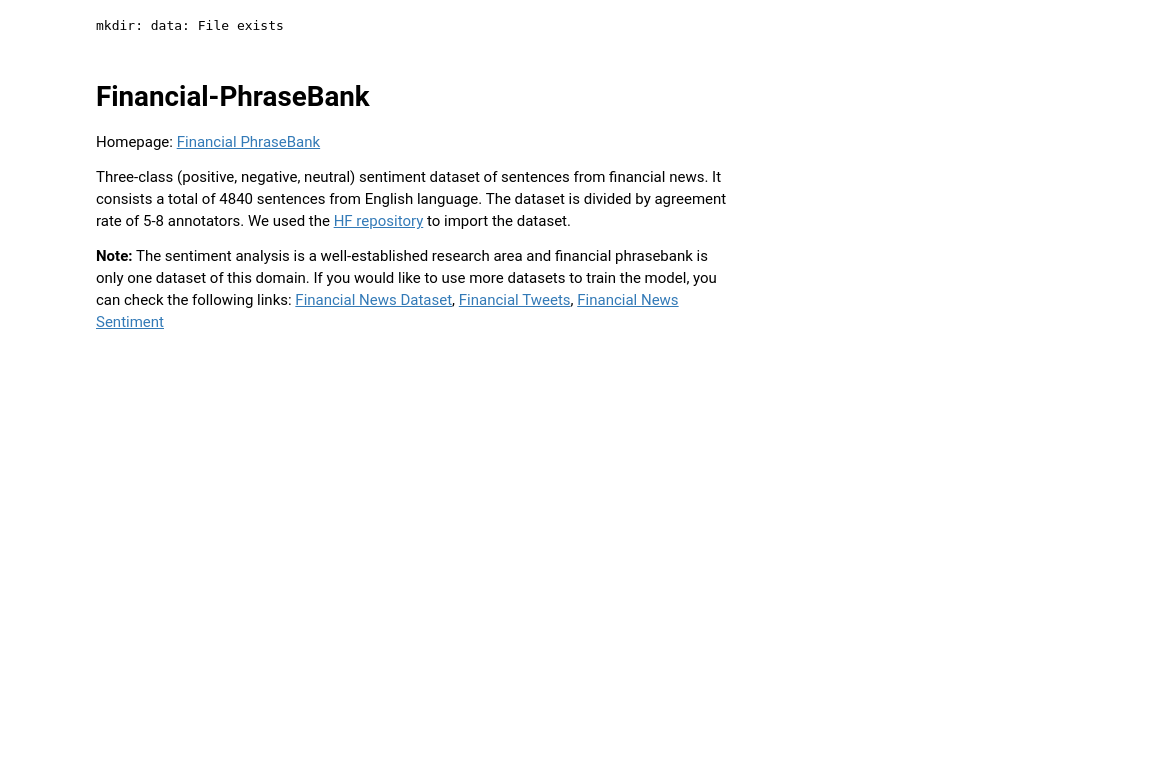
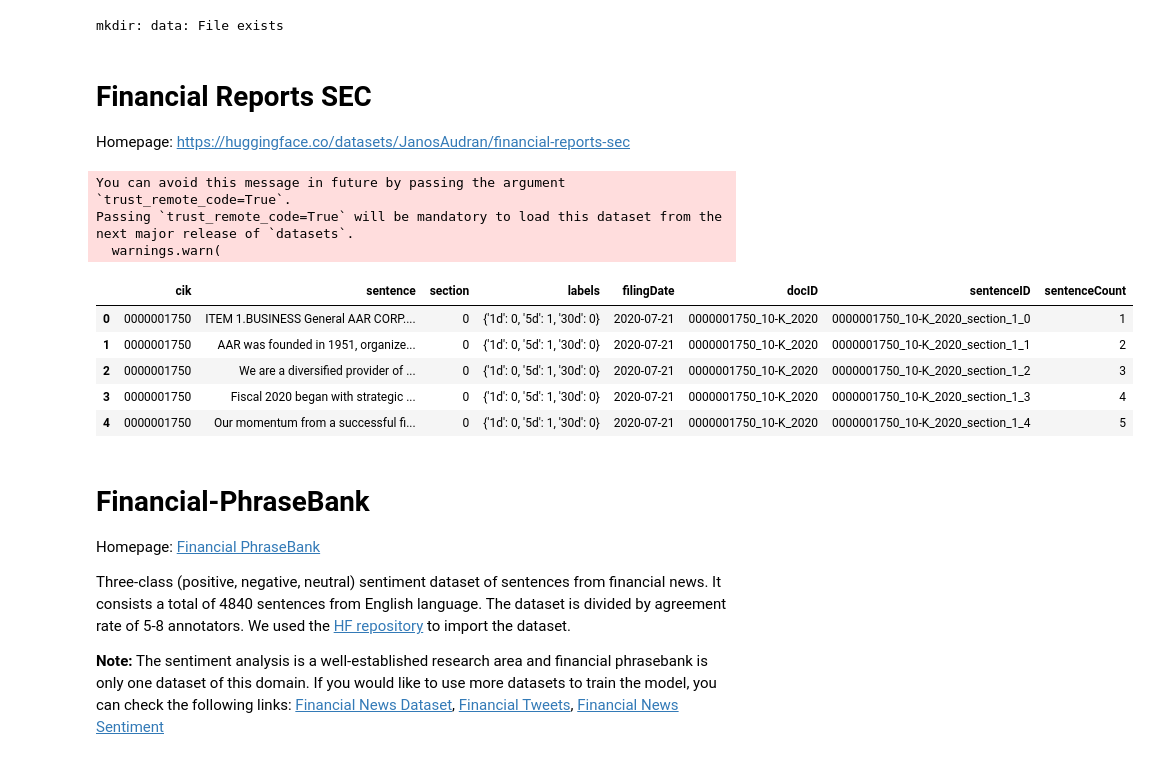
Before and after one commit to alan-turing-institute/fairness-monitoring, a Jupyter notebook: notebooks/eda-fin-data.ipynb, the cells around one changed output. Saved outputs shown, nothing was run; the diff lists cells and outputs as text; code cells hidden in the pictures; blank space fills up the shorter version.

```diff
--- a/notebooks/eda-fin-data.ipynb
+++ b/notebooks/eda-fin-data.ipynb
@@ -26,6 +28,33 @@ from tqdm.notebook import tqdm
 !mkdir ../data
 # %% [output]
 mkdir: data: File exists
+# %% [markdown]
+# Financial Reports SEC
+
+Homepage: <https://huggingface.co/datasets/JanosAudran/financial-reports-sec>
+# %%
+# df = pd.read_csv('../data/fin_report_sec/train.csv')
+# The CSV file requires some preprocessing to be loaded correctly
+# So, I will call this from huggingface/datasets directly
+
+# dataset = load_dataset("JanosAudran/financial-reports-sec", "large_full") It is around 10GB, so for demonstration we will use the smaller dataset
+# possible options are "small_lite", "small_full", "large_lite", "large_full"
+dataset = load_dataset("JanosAudran/financial-reports-sec", "small_lite")
+# %% [output]
+You can avoid this message in future by passing the argument `trust_remote_code=True`.
+Passing `trust_remote_code=True` will be mandatory to load this dataset from the next major release of `datasets`.
+  warnings.warn(
+# %%
+df = dataset['train'].to_pandas()
+# %%
+df.head()
+# %% [output]
+|  | cik | sentence | section | labels | filingDate | docID | sentenceID | sentenceCount |
+| 0 | 0000001750 | ITEM 1.BUSINESS General AAR CORP.... | 0 | {'1d': 0, '5d': 1, '30d': 0} | 2020-07-21 | 0000001750_10-K_2020 | 0000001750_10-K_2020_section_1_0 | 1 |
+| 1 | 0000001750 | AAR was founded in 1951, organize... | 0 | {'1d': 0, '5d': 1, '30d': 0} | 2020-07-21 | 0000001750_10-K_2020 | 0000001750_10-K_2020_section_1_1 | 2 |
+| 2 | 0000001750 | We are a diversified provider of ... | 0 | {'1d': 0, '5d': 1, '30d': 0} | 2020-07-21 | 0000001750_10-K_2020 | 0000001750_10-K_2020_section_1_2 | 3 |
+| 3 | 0000001750 | Fiscal 2020 began with strategic ... | 0 | {'1d': 0, '5d': 1, '30d': 0} | 2020-07-21 | 0000001750_10-K_2020 | 0000001750_10-K_2020_section_1_3 | 4 |
+| 4 | 0000001750 | Our momentum from a successful fi... | 0 | {'1d': 0, '5d': 1, '30d': 0} | 2020-07-21 | 0000001750_10-K_2020 | 0000001750_10-K_2020_section_1_4 | 5 |
 # %% [markdown]
 # Financial-PhraseBank
 
```
Also changed, not shown: parts of 10 cells of this notebook, 5 other files.
